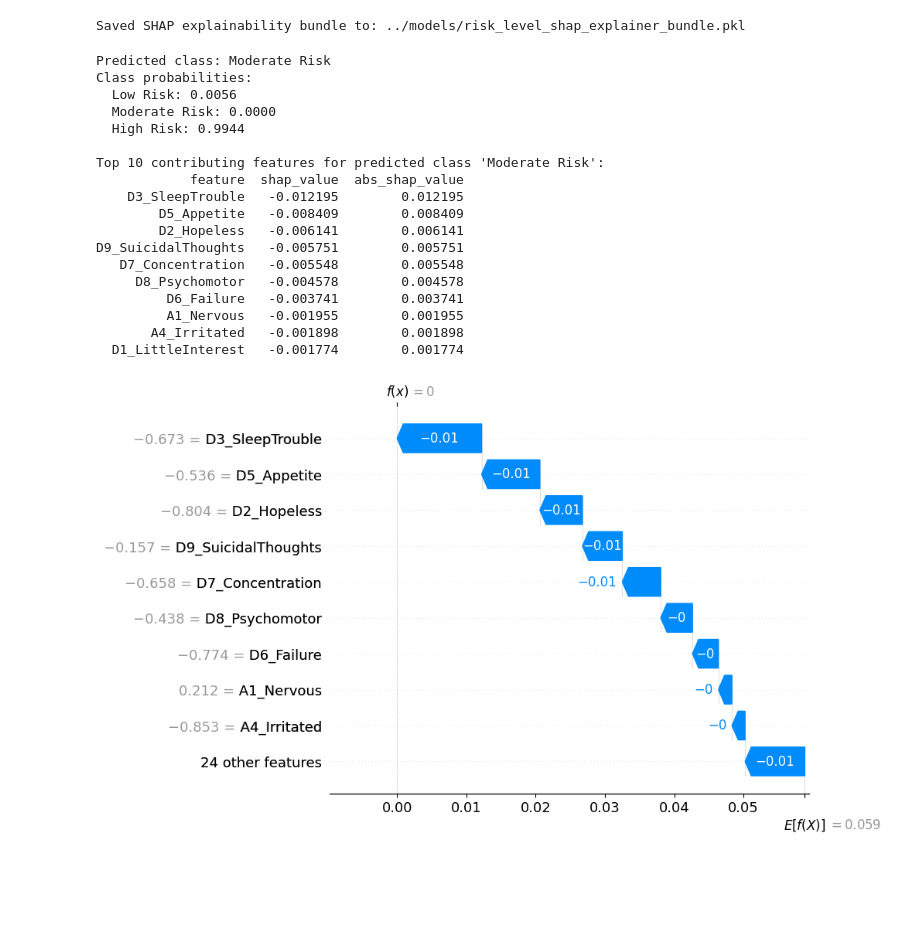
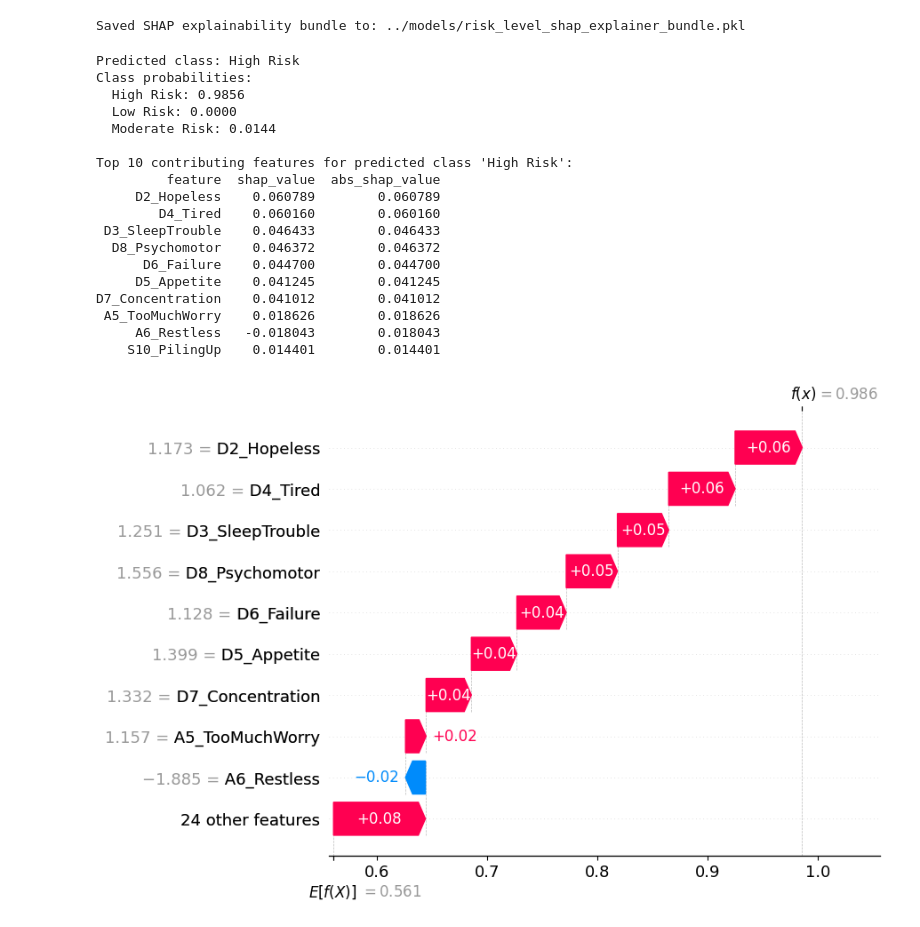
Before and after one commit to ramoliyaYug/STUDENT_MENTAL_HEALTH_RISK_PREDICTION_SYSTEM, a Jupyter notebook: notebook/Models.ipynb, the cells around one changed output. Saved outputs shown, nothing was run; the diff lists cells and outputs as text; code cells hidden in the pictures; blank space fills up the shorter version.

```diff
--- a/notebook/Models.ipynb
+++ b/notebook/Models.ipynb
@@ -643,13 +643,13 @@ shap_bundle_path = "../models/risk_level_shap_explainer_bundle.pkl"
 # --- use the trained risk RF model inside the pipeline ---
 risk_rf_model = risk_level_model_rforest.named_steps["regressor"]
 
-# --- create a small background sample for faster/lighter SHAP use ---
-background = shap.sample(X_train_scaled_df if "X_train_scaled_df" in globals() else pd.DataFrame(
-    risk_level_model_rforest.named_steps["scaler"].transform(X_train),
-    columns=feature_cols
-), 100, random_state=42)
+# Make class names explicit and robust
+class_names = list(risk_rf_model.classes_)
 
-# --- build explainer ---
+# Build a representative background sample for SHAP
+background = X_train_scaled[:100] if len(X_train_scaled) > 100 else X_train_scaled
+
+# Tree SHAP explainer for the trained random forest
 risk_explainer = shap.TreeExplainer(risk_rf_model, data=background)
 
 # --- bundle everything needed for later explanations ---
@@ -728,30 +728,30 @@ def explain_risk_prediction(sample_df, bundle_path=shap_bundle_path, top_n=10):
 
     return pred, pred_proba, top_features, exp
 # %%
-sample_221 = df.iloc[[1]]
+sample_221 = df.iloc[[221]]
 result = explain_risk_prediction(sample_221)
 
 # Safer, long-term access if you update the function to return a dict
 pred = result[0]
 pred_proba = result[1]
 shap_values = result[2]
 # %% [output]
-Predicted class: Moderate Risk
+Predicted class: High Risk
 Class probabilities:
-  Low Risk: 0.0056
-  Moderate Risk: 0.0000
-  High Risk: 0.9944
+  High Risk: 0.9856
+  Low Risk: 0.0000
+  Moderate Risk: 0.0144
 
-Top 10 contributing features for predicted class 'Moderate Risk':
-            feature  shap_value  abs_shap_value
-    D3_SleepTrouble   -0.012195        0.012195
-        D5_Appetite   -0.008409        0.008409
-        D2_Hopeless   -0.006141        0.006141
-D9_SuicidalThoughts   -0.005751        0.005751
-   D7_Concentration   -0.005548        0.005548
-     D8_Psychomotor   -0.004578        0.004578
-         D6_Failure   -0.003741        0.003741
-         A1_Nervous   -0.001955        0.001955
-       A4_Irritated   -0.001898        0.001898
-  D1_LittleInterest   -0.001774        0.001774
+Top 10 contributing features for predicted class 'High Risk':
+         feature  shap_value  abs_shap_value
+     D2_Hopeless    0.060789        0.060789
+        D4_Tired    0.060160        0.060160
+ D3_SleepTrouble    0.046433        0.046433
+  D8_Psychomotor    0.046372        0.046372
+      D6_Failure    0.044700        0.044700
+     D5_Appetite    0.041245        0.041245
+D7_Concentration    0.041012        0.041012
+ A5_TooMuchWorry    0.018626        0.018626
+     A6_Restless   -0.018043        0.018043
+    S10_PilingUp    0.014401        0.014401
-[figure, old version]
+[figure, new version]
```
Also changed, not shown: 12 other files.
